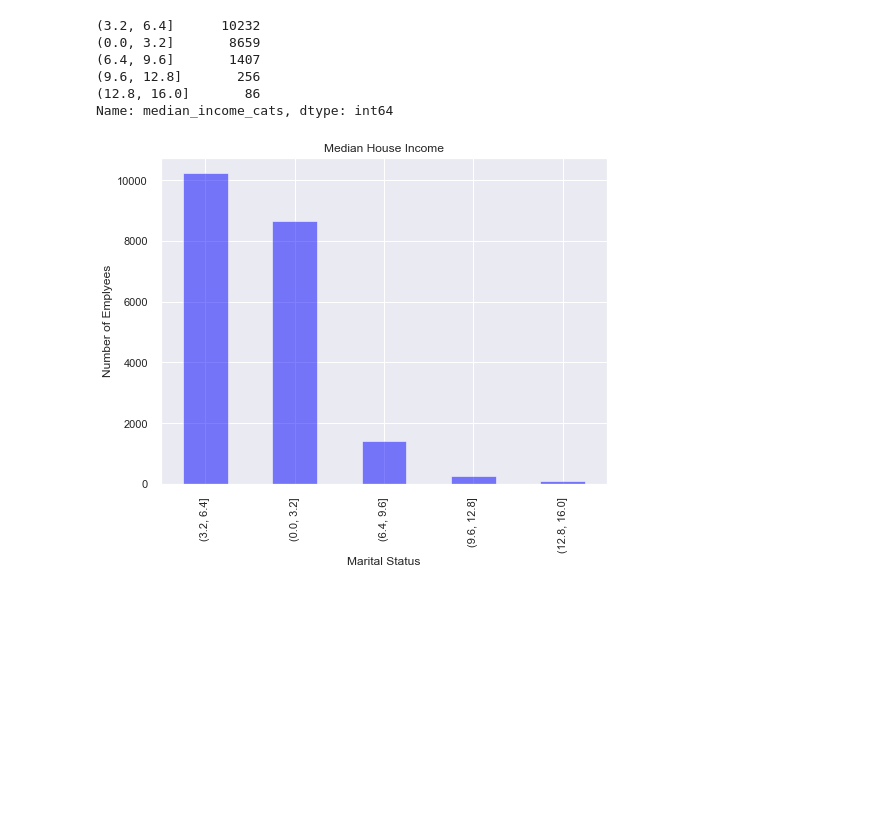
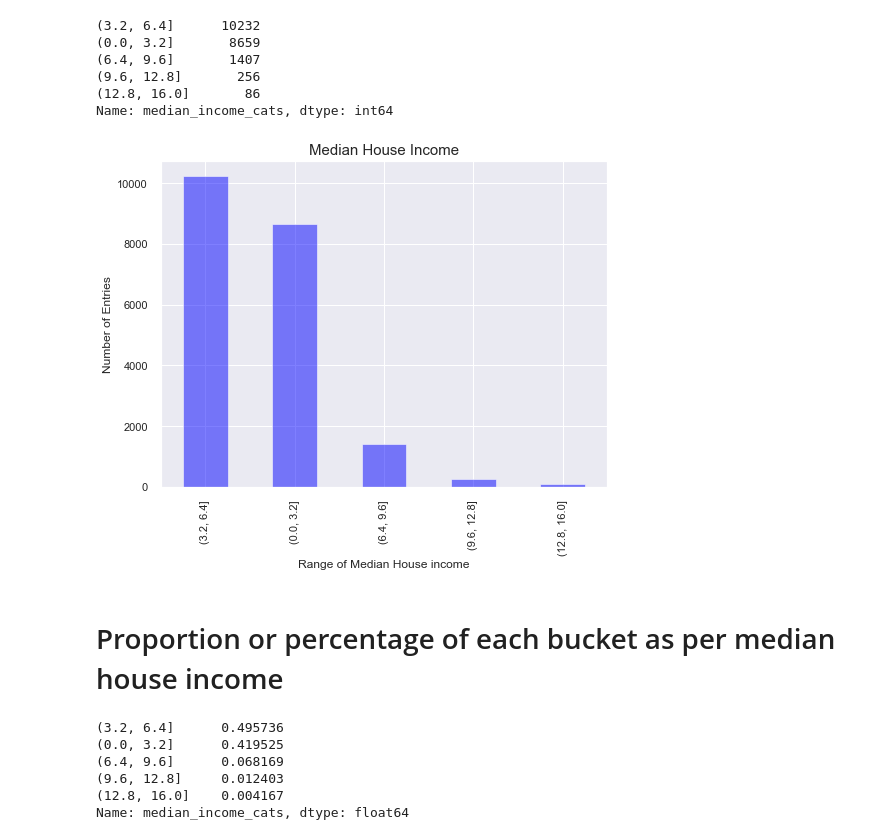
Before and after one commit to code-JOA/Housing-Project-Regression, a Jupyter notebook: notebook.ipynb, the cells around one changed output. Cells and saved outputs as stored; diff of their text form; code cells hidden in the pictures; blank space fills up the shorter version.

```diff
--- a/notebook.ipynb
+++ b/notebook.ipynb
@@ -485,13 +489,23 @@ data["median_income_cats"].value_counts()
 (12.8, 16.0]       86
 Name: median_income_cats, dtype: int64
 # %%
-
 plt.figure(figsize=(8,6))
 data['median_income_cats'].value_counts().plot(kind='bar', color='blue' , alpha=.5)
 # plt.plot(kind='bar', color='b', alpha=.5)
-plt.title("Median House Income", fonts)
-plt.xlabel("Marital Status")
-plt.ylabel("Number of Emplyees")
+plt.title("Median House Income", fontsize= 15)
+plt.xlabel("Range of Median House income")
+plt.ylabel("Number of Entries")
 plt.show()
 # %% [output]
-[figure, old version]
+[figure, new version]
+# %% [markdown]
+# Proportion or percentage of each bucket as per median house income
+# %%
+data["median_income_cats"].value_counts()/len(data)
+# %% [output]
+(3.2, 6.4]      0.495736
+(0.0, 3.2]      0.419525
+(6.4, 9.6]      0.068169
+(9.6, 12.8]     0.012403
+(12.8, 16.0]    0.004167
+Name: median_income_cats, dtype: float64
```
Also changed, not shown: parts of 19 cells of this notebook, 5 other files.
